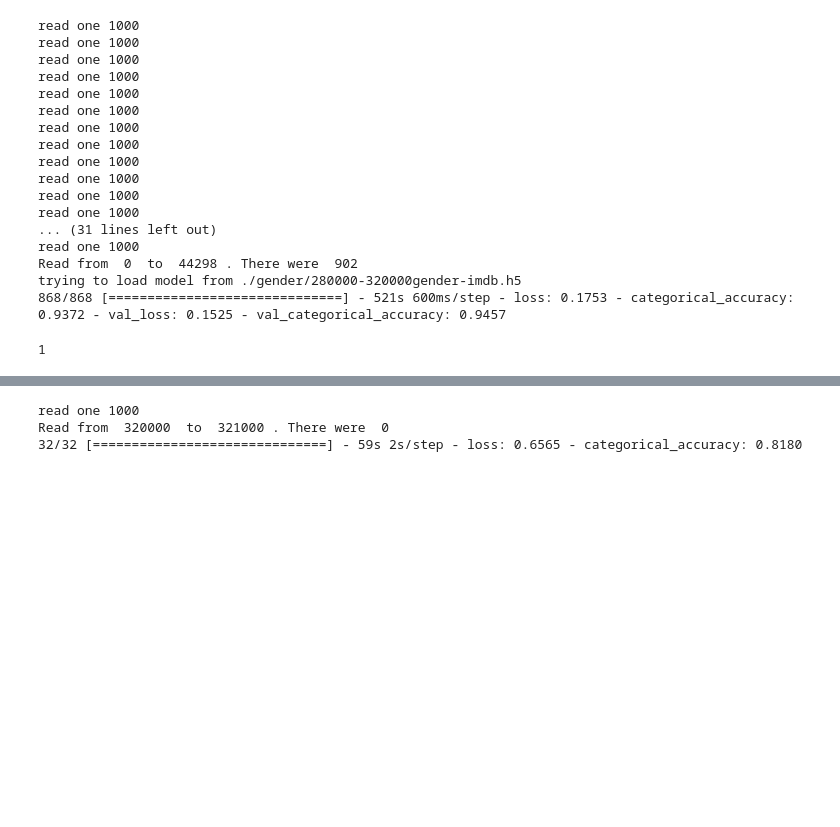
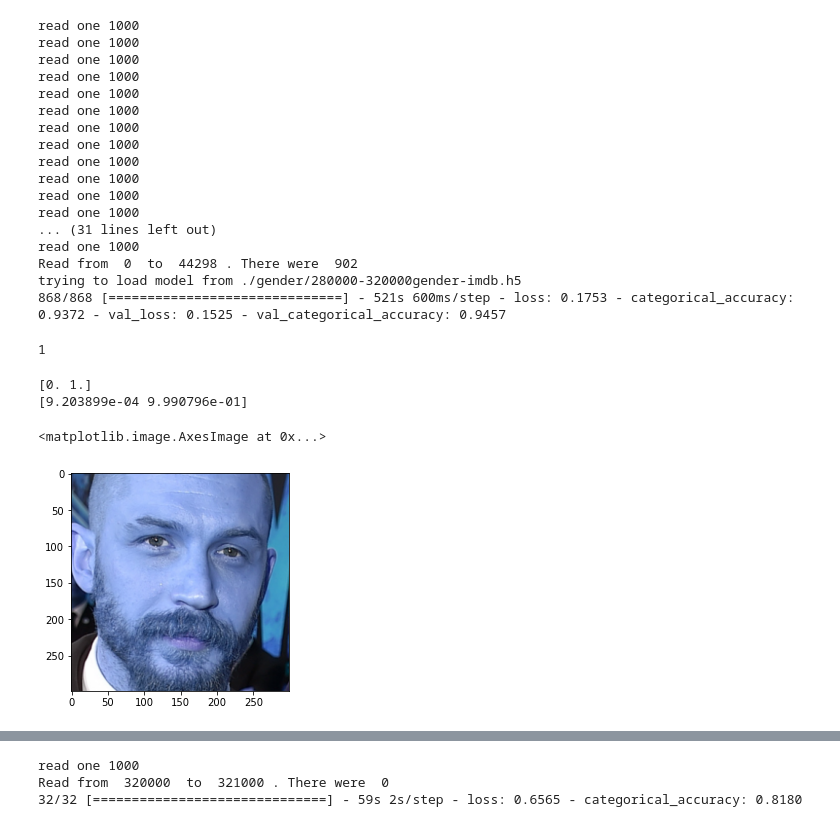
Before and after one commit to CSCI4850/s21-team9-project, a Jupyter notebook: TrainTheData.ipynb, the cells around one changed output, grey strips where cells are left out. Drawn from its saved outputs; the diff is of its cells as text; code cells hidden in the pictures; blank space fills up the shorter version.

Commit message:
added example images and functions to decode age categories

```diff
--- a/TrainTheData.ipynb
+++ b/TrainTheData.ipynb
@@ -376,4 +397,16 @@ Read from  0  to  44298 . There were  902
 trying to load model from ./gender/280000-320000gender-imdb.h5
 868/868 [==============================] - 521s 600ms/step - loss: 0.1753 - categorical_accuracy: 0.9372 - val_loss: 0.1525 - val_categorical_accuracy: 0.9457
 1
+# %%
+model = keras.models.load_model("./gender/0-44298gender-wiki.h5")
+# %%
+predicitions  = model.predict(A[:10,:,:,:])
+print(B[0])
+print(predicitions[0])
+plt.imshow(A[0,:,:,:])
+# %% [output]
+[0. 1.]
+[9.203899e-04 9.990796e-01]
+<matplotlib.image.AxesImage at 0x...>
+[figure, added]
 # %%
```
Also changed, not shown: parts of 10 cells of this notebook.
